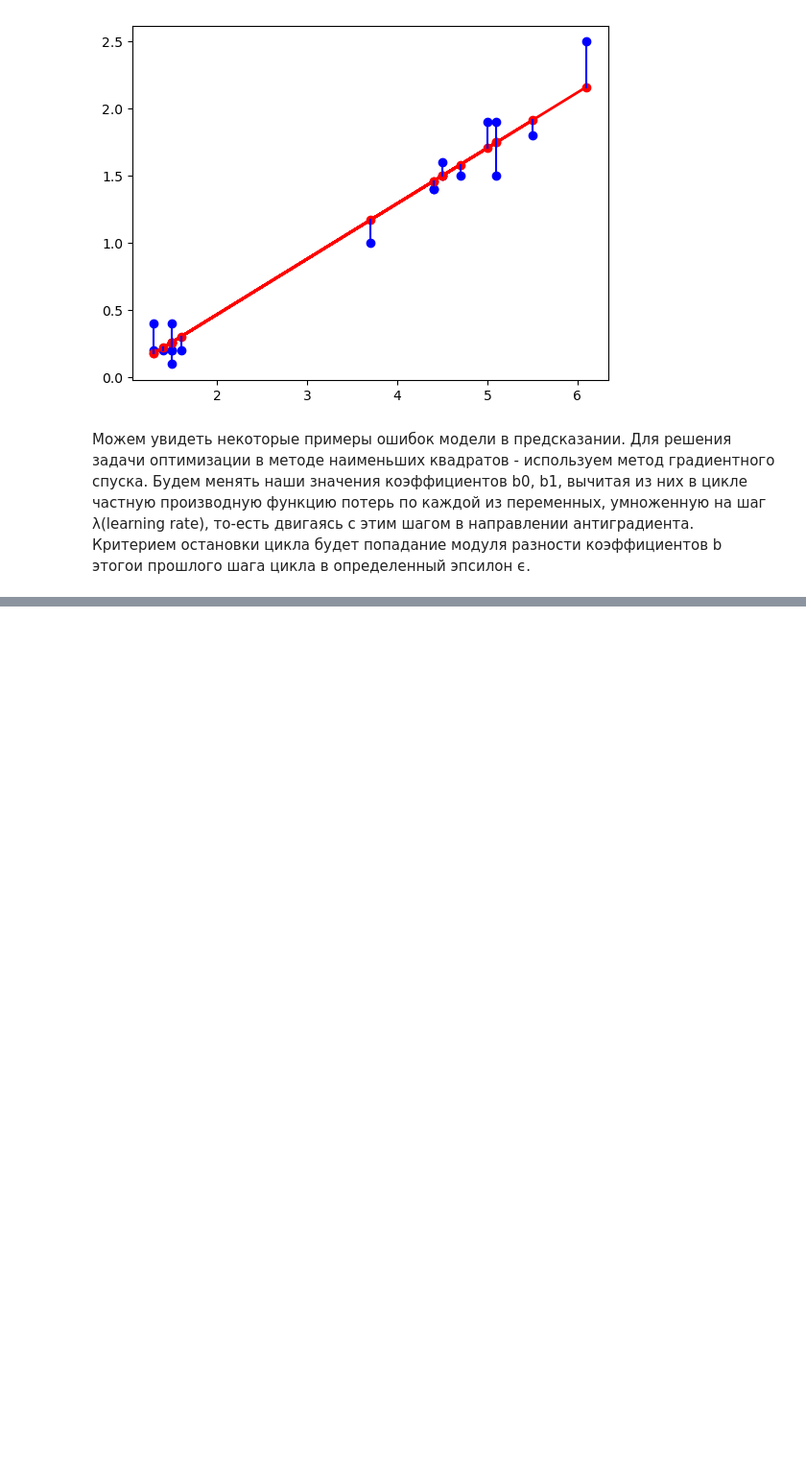
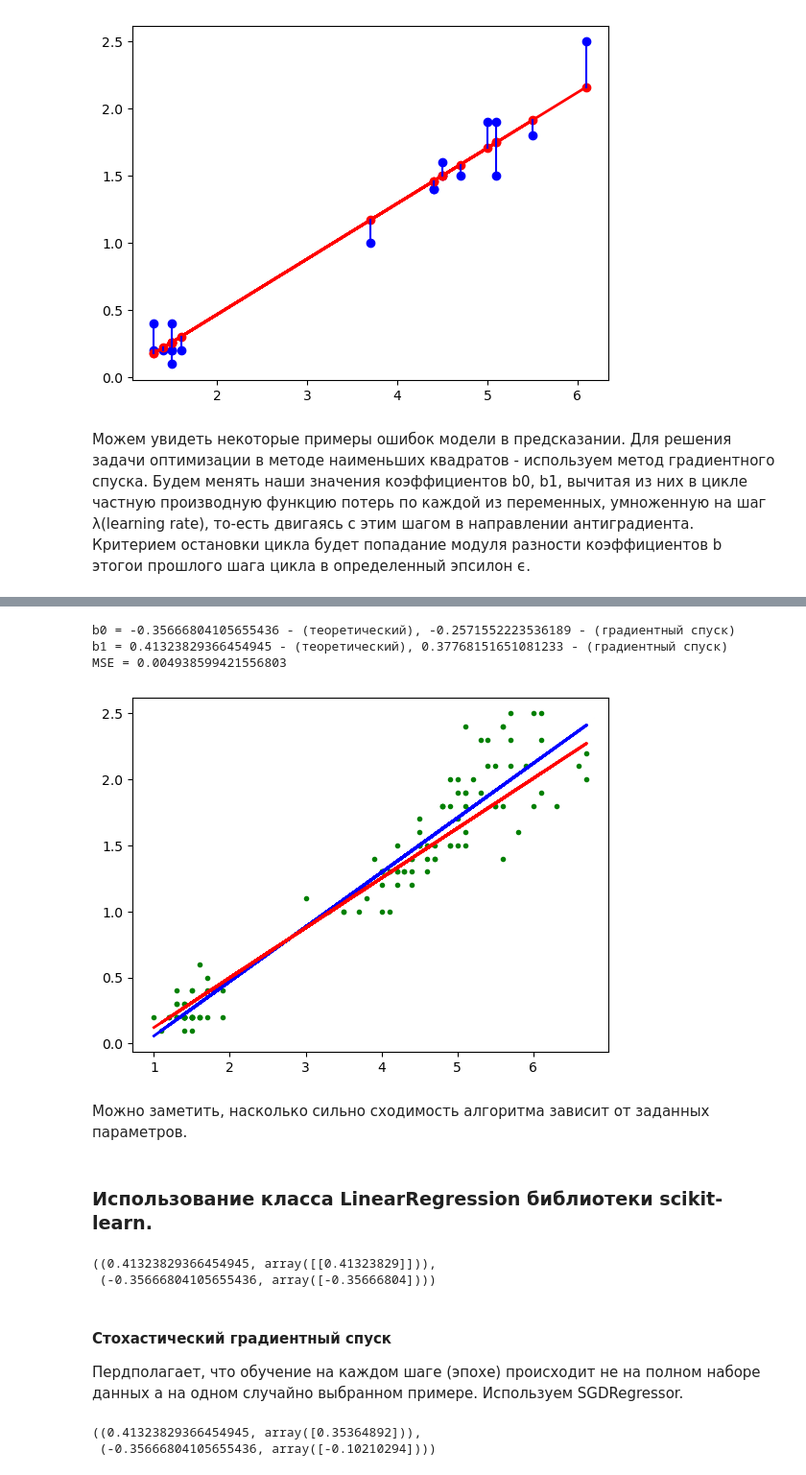
Before and after one commit to KZLZG/TML, a Jupyter notebook: Lab4/lab-4.ipynb, the cells around one changed output, grey strips where cells are left out. Shown at 96% size. Cells and saved outputs as stored; diff of their text form; code cells hidden in the pictures; blank space fills up the shorter version.

```diff
--- a/Lab4/lab-4.ipynb
+++ b/Lab4/lab-4.ipynb
@@ -188,0 +191,35 @@ show_gradient_descent(1000, 0, 0)
+# %%
+grad_b0, grad_b1, grad_y_pred = gradient_descent(x_training_data, y_training_data, b0, b1-0.5, 100)
+print('b0 = {} - (теоретический), {} - (градиентный спуск)'.format(b0, grad_b0))
+print('b1 = {} - (теоретический), {} - (градиентный спуск)'.format(b1, grad_b1))
+print('MSE = {}'.format(mean_squared_error(y_array_regr, grad_y_pred)))
+plt.plot(x_training_data, y_training_data, 'g.')
+plt.plot(x_training_data, y_array_regr, 'b', linewidth=2.0)
+plt.plot(x_training_data, grad_y_pred, 'r', linewidth=2.0)
+plt.show()
+# %% [output]
+b0 = -0.35666804105655436 - (теоретический), -0.2571552223536189 - (градиентный спуск)
+b1 = 0.41323829366454945 - (теоретический), 0.37768151651081233 - (градиентный спуск)
+MSE = 0.004938599421556803
+[figure, added]
+# %% [markdown]
+Можно заметить, насколько сильно сходимость алгоритма зависит от заданных параметров.
+# %% [markdown]
+### Использование класса LinearRegression библиотеки scikit-learn.
+# %%
+# Обучим линейную регрессию и сравним коэффициенты с рассчитанными ранее
+reg1 = LinearRegression().fit(x_training_data.to_numpy().reshape(-1, 1), y_training_data.to_numpy().reshape(-1, 1))
+(b1, reg1.coef_), (b0, reg1.intercept_)
+# %% [output]
+((0.41323829366454945, array([[0.41323829]])),
+ (-0.35666804105655436, array([-0.35666804])))
+# %% [markdown]
+#### Стохастический градиентный спуск
+Пердполагает, что обучение на каждом шаге (эпохе) происходит не на полном наборе данных а на одном случайно выбранном примере.
+Используем SGDRegressor.
+# %%
+reg2 = SGDRegressor().fit(x_training_data.to_numpy().reshape(-1, 1), y_training_data)
+(b1, reg2.coef_), (b0, reg2.intercept_)
+# %% [output]
+((0.41323829366454945, array([0.35364892])),
+ (-0.35666804105655436, array([-0.10210294])))
```
Also changed, not shown: parts of 66 cells of this notebook.
